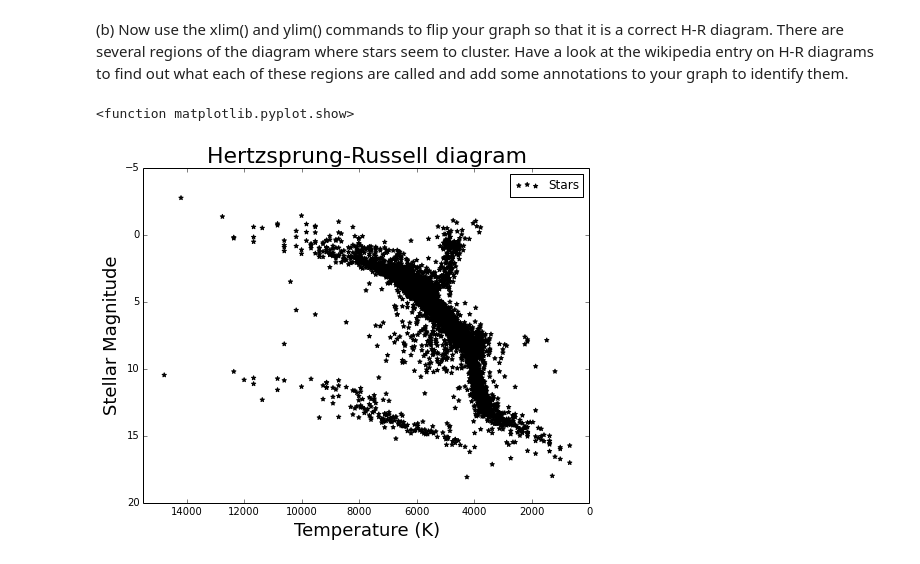
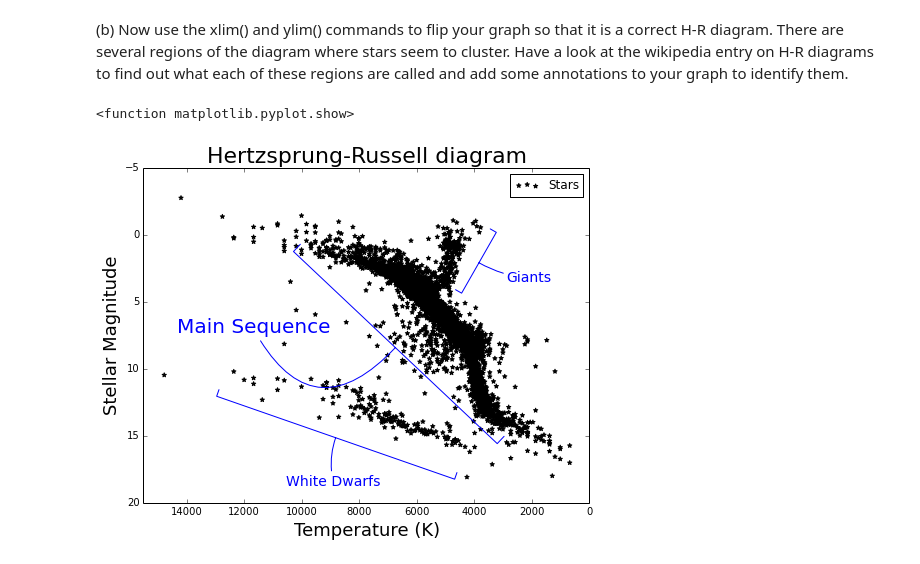
Before and after one commit to jpelgrif/PHYS202-S14, a Jupyter notebook: Graphics/GraphicsExercises.ipynb, the cells around one changed output. Cells and saved outputs as stored; diff of their text form; code cells hidden in the pictures.

Commit message:
Graphics Exercises Done

```diff
--- a/Graphics/GraphicsExercises.ipynb
+++ b/Graphics/GraphicsExercises.ipynb
@@ -167,19 +134,41 @@ plt.show
 # %%
 DataIn = np.loadtxt('stars.txt',unpack=True)
 x,y = DataIn
 
 plt.figure(figsize=(8, 6), dpi=80)
 plt.scatter(x,y,color='black',marker='*',label='Stars')
 plt.legend(loc='best')
 
 plt.xlabel('Temperature (K)',fontsize=18)
 plt.ylabel('Stellar Magnitude', fontsize=18)
 plt.title('Hertzsprung-Russell diagram', fontsize =22)
 
 plt.xlim(x.max()*1.05, 0)
 plt.ylim(20,-5)
 
+plt.annotate("Main Sequence", color="b",
+            xy=(6700, 8.3),  xycoords='data',
+            xytext=(-220, +13), textcoords='offset points', fontsize=20,
+            arrowprops=dict(arrowstyle="-[,lengthB=.5,widthB=7,angleB=45",
+                                ec="b",
+                                connectionstyle="arc3,rad=.7"
+                                ))
+plt.annotate("Giants", color="b",
+            xy=(3900, 2),  xycoords='data',
+            xytext=(+30, -20), textcoords='offset points', fontsize=14,
+            arrowprops=dict(arrowstyle="-[,lengthB=.5,widthB=2.5,angleB=45",
+                                ec="b",
+                                connectionstyle="arc3,rad=-.12"
+                                ))
+plt.annotate("White Dwarfs", color="b",
+            xy=(8800, 15),  xycoords='data',
+            xytext=(-50, -50), textcoords='offset points', fontsize=14,
+            arrowprops=dict(arrowstyle="-[,lengthB=.5,widthB=9,angleB=45",
+                                ec="b",
+                                connectionstyle="arc3,rad=-.15"
+                                ))
+
 plt.show
 # %% [output]
 <function matplotlib.pyplot.show>
-[figure, old version]
+[figure, new version]
```
Also changed, not shown: parts of 11 cells of this notebook.
